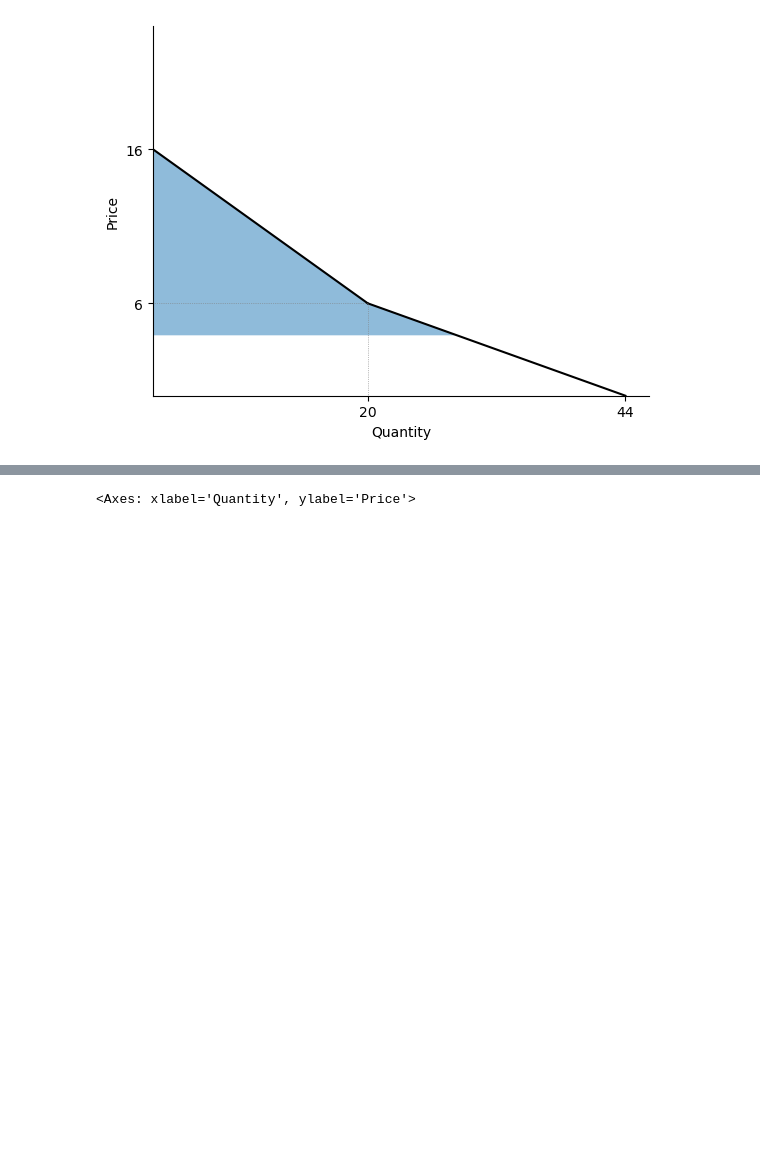
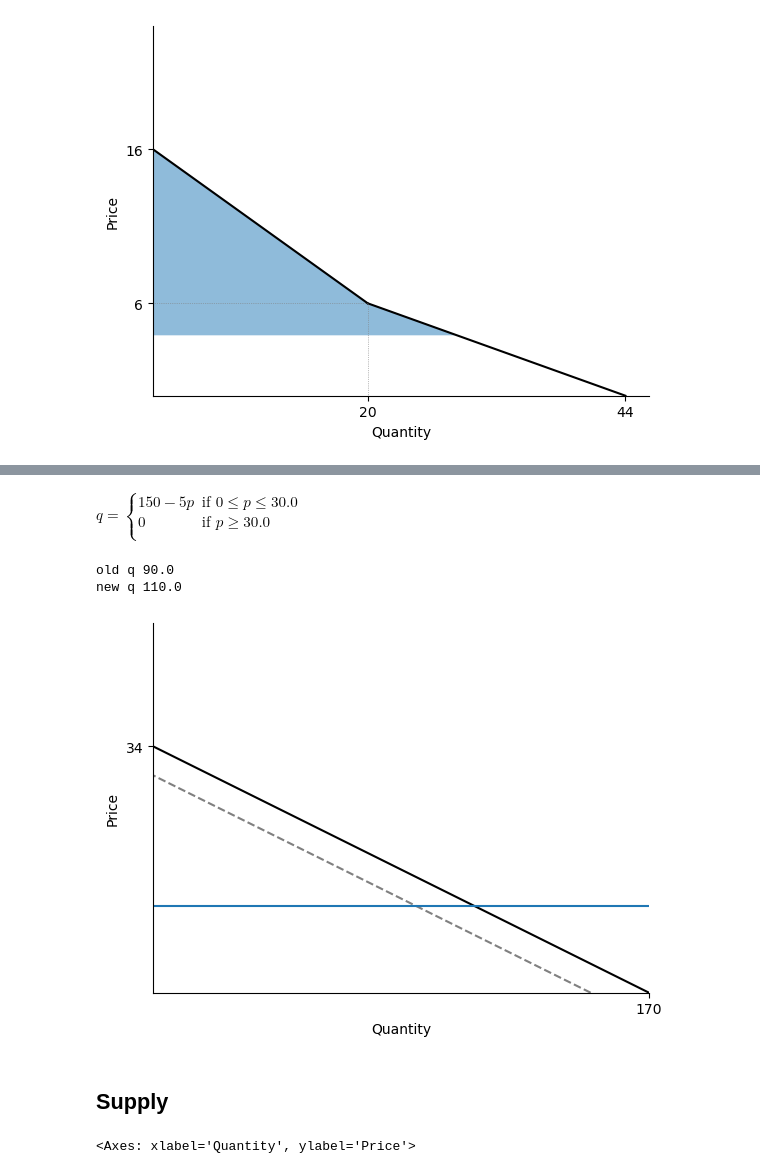
Before and after one commit to alexanderthclark/FreeRide, a Jupyter notebook: notebooks/demo-20240606.ipynb, the cells around one changed output, grey strips where cells are left out. Saved outputs shown, nothing was run; the diff lists cells and outputs as text; code cells hidden in the pictures; blank space fills up the shorter version.

```diff
--- a/notebooks/demo-20240606.ipynb
+++ b/notebooks/demo-20240606.ipynb
@@ -96,3 +106,24 @@ d.plot_surplus(p=4)
+# %%
+ice_cream_demand = Demand.from_points([(100,10), (75,15)])
+ice_cream_demand
+# %% [output]
+$q = \begin{cases} 150-5p & \text{if } 0 \leq p \leq 30.0 \\0 & \text{if } p \geq 30.0 \\\end{cases}$
+# %%
+# Old demand
+ax = ice_cream_demand.plot(linestyle='dashed', color ='gray')
+print('old q', ice_cream_demand.q(12))
+
+# shifted
+ice_cream_demand.horizontal_shift(20)
+ice_cream_demand.plot(ax=ax)
+plt.axhline(12)
+print('new q', ice_cream_demand.q(12))
+# %% [output]
+old q 90.0
+new q 110.0
+[figure, added]
+# %% [markdown]
+## Supply
 # %%
 s1 = Supply.from_formula('p = q')
 s2 = Supply.from_two_points(1, 2, 5, 5)
```
Also changed, not shown: parts of 2 cells of this notebook, 1 other file.
